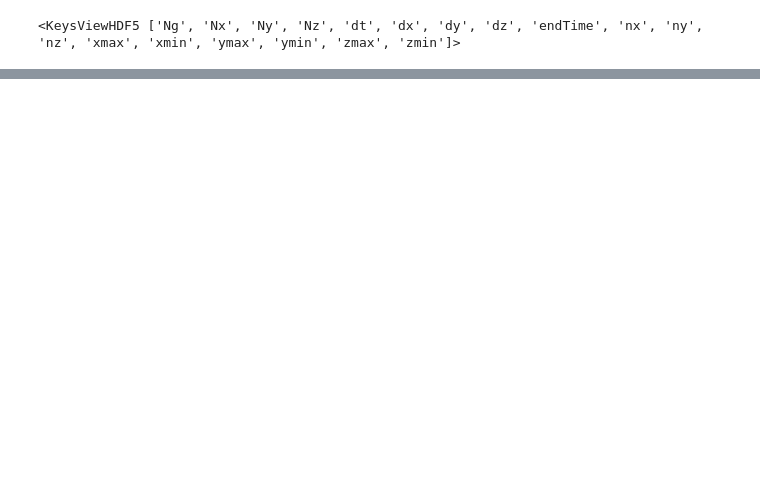
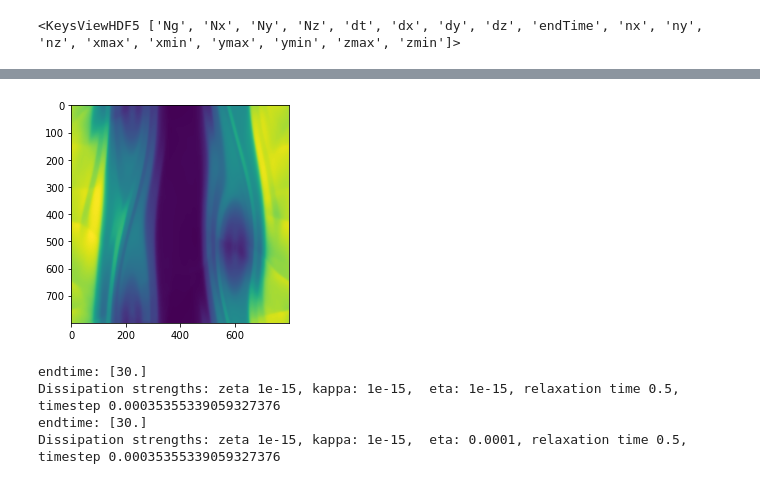
Before and after one commit to MarcusHatton/Plotting, a Jupyter notebook: KolmogorovOriginal.ipynb, the cells around one changed output, grey strips where cells are left out. Drawn from its saved outputs; the diff is of its cells as text; code cells hidden in the pictures; blank space fills up the shorter version.

```diff
--- a/KolmogorovOriginal.ipynb
+++ b/KolmogorovOriginal.ipynb
@@ -158,0 +186,24 @@ for fs, label, name in zip(fss, labels, names):
+# %%
+plt.imshow(fss[1][-1]['Primitive/n'])
+plt.show()
+for fs in fss:
+    print(f"endtime: {fs[-1].attrs['t']}")
+#     print(f"Domain size: {fs[-1]['Domain/x']}")
+    zeta = fs[0]['Optional'].attrs['zeta'][0]
+    kappa = fs[0]['Optional'].attrs['kappa'][0]
+    eta = fs[0]['Optional'].attrs['eta'][0]
+
+    tau_Pi = fs[0]['Optional'].attrs['tau_Pi'][0]
+    tau_q = fs[0]['Optional'].attrs['tau_q'][0]
+    tau_pi = fs[0]['Optional'].attrs['tau_pi'][0]
+
+    print(f"Dissipation strengths: zeta {zeta}, "
+          f"kappa: {kappa}, ", f"eta: {eta}, "
+      f"relaxation time {tau_pi}, "
+      f"timestep {fs[0]['Domain'].attrs['dt'][0]}")
+# %% [output]
+[figure, added]
+endtime: [30.]
+Dissipation strengths: zeta 1e-15, kappa: 1e-15,  eta: 1e-15, relaxation time 0.5, timestep 0.00035355339059327376
+endtime: [30.]
+Dissipation strengths: zeta 1e-15, kappa: 1e-15,  eta: 0.0001, relaxation time 0.5, timestep 0.00035355339059327376
```
Also changed, not shown: parts of 8 cells of this notebook.
